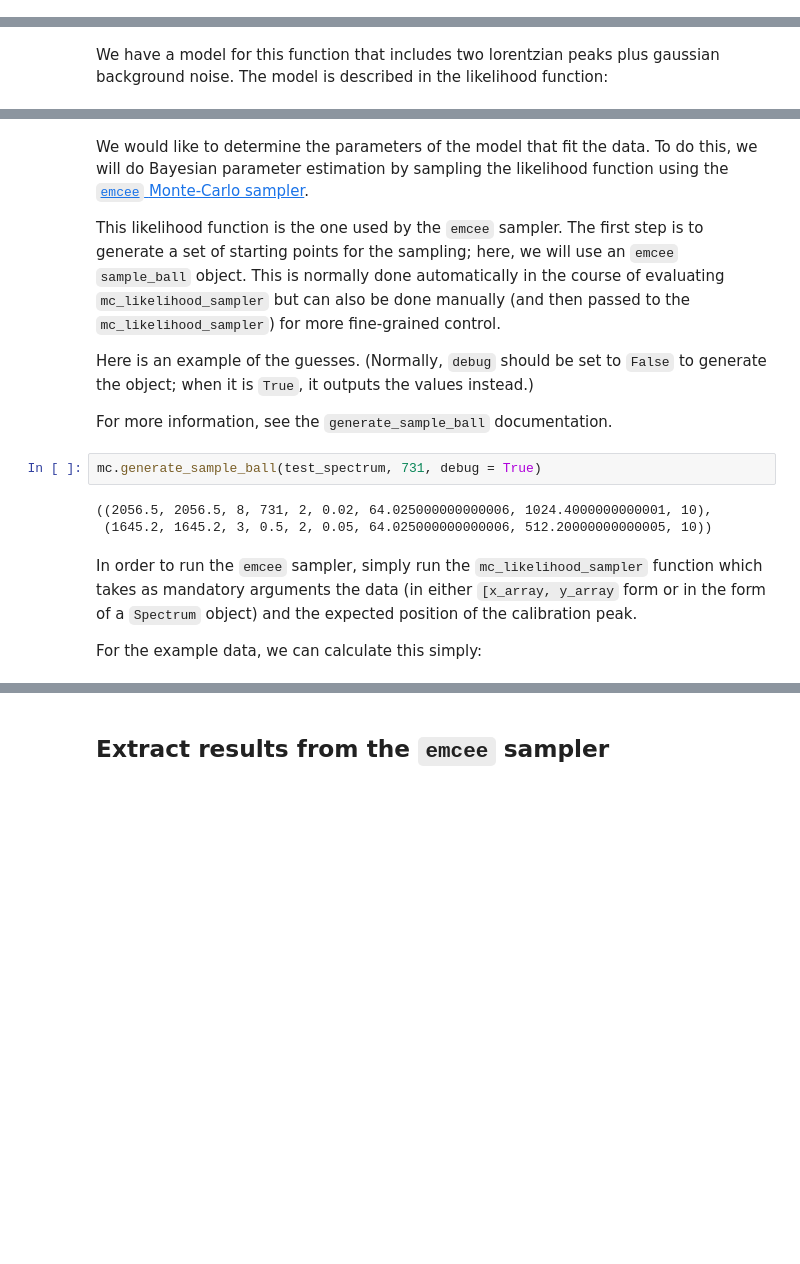
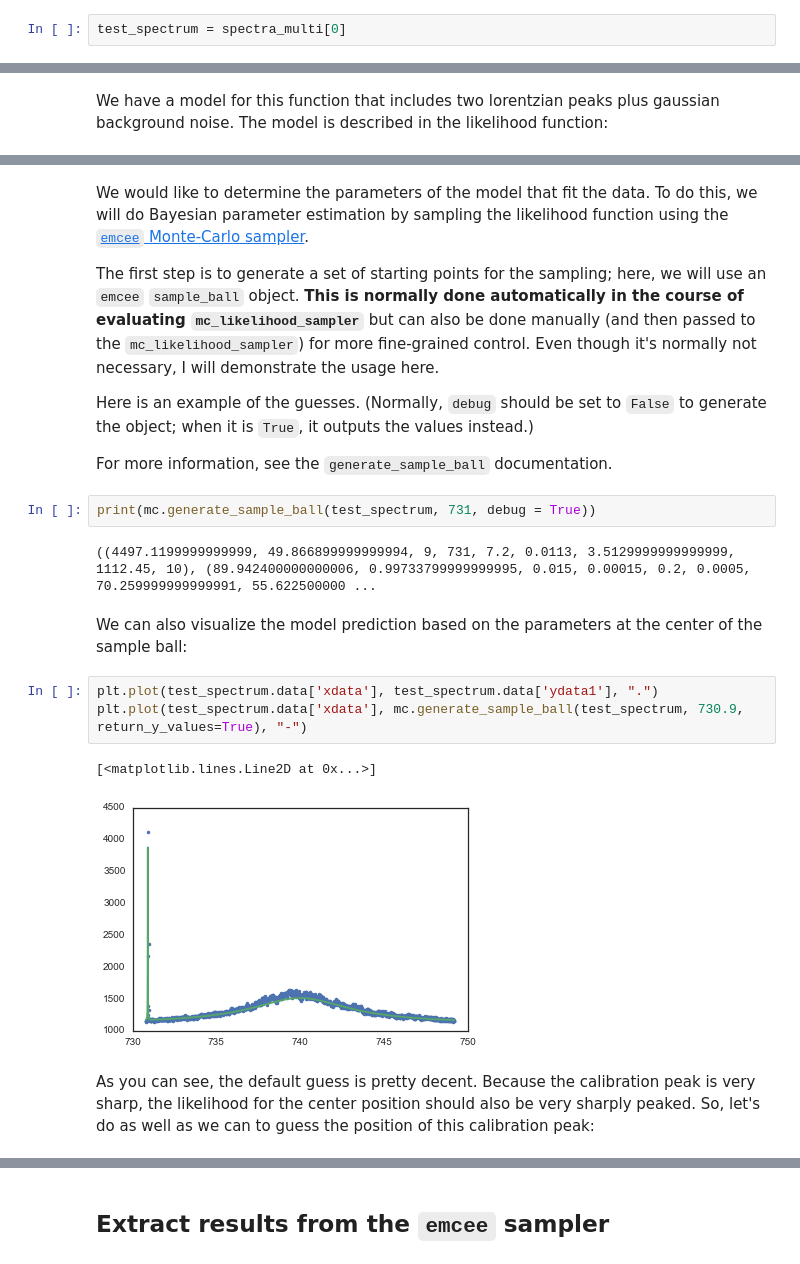
Before and after one commit to ruffinevans/sivtempfit, a Jupyter notebook: tutorial.ipynb, the cells around one changed output, grey strips where cells are left out. Saved outputs shown, nothing was run; the diff lists cells and outputs as text; blank space fills up the shorter version.

```diff
--- a/tutorial.ipynb
+++ b/tutorial.ipynb
@@ -62 +103,3 @@ Let's visualize the example data:
+# %%
+test_spectrum = spectra_multi[0]
 # %%
@@ -91,18 +134,23 @@ print(model.two_peak_log_likelihood.__doc__)
 # %% [markdown]
 We would like to determine the parameters of the model that fit the data. To do this, we will do Bayesian parameter estimation by sampling the likelihood function using the [`emcee` Monte-Carlo sampler](http://dan.iel.fm/emcee/current/).
 
-This likelihood function is the one used by the `emcee` sampler. The first step is to generate a set of starting points for the sampling; here, we will use an `emcee` `sample_ball` object. This is normally done automatically in the course of evaluating `mc_likelihood_sampler` but can also be done manually (and then passed to the `mc_likelihood_sampler`) for more fine-grained control.
+The first step is to generate a set of starting points for the sampling; here, we will use an `emcee` `sample_ball` object. **This is normally done automatically in the course of evaluating `mc_likelihood_sampler`** but can also be done manually (and then passed to the `mc_likelihood_sampler`) for more fine-grained control. Even though it's normally not necessary, I will demonstrate the usage here.
 
 Here is an example of the guesses. (Normally, `debug` should be set to `False` to generate the object; when it is `True`, it outputs the values instead.)
 
 For more information, see the `generate_sample_ball` documentation.
 # %%
-mc.generate_sample_ball(test_spectrum, 731, debug = True)
+print(mc.generate_sample_ball(test_spectrum, 731, debug = True))
 # %% [output]
-((2056.5, 2056.5, 8, 731, 2, 0.02, 64.025000000000006, 1024.4000000000001, 10),
- (1645.2, 1645.2, 3, 0.5, 2, 0.05, 64.025000000000006, 512.20000000000005, 10))
+((4497.1199999999999, 49.866899999999994, 9, 731, 7.2, 0.0113, 3.5129999999999999, 1112.45, 10), (89.942400000000006, 0.99733799999999995, 0.015, 0.00015, 0.2, 0.0005, 70.259999999999991, 55.622500000 ...
-# %% [markdown]
-In order to run the `emcee` sampler, simply run the `mc_likelihood_sampler` function which takes as mandatory arguments the data (in either `[x_array, y_array` form or in the form of a `Spectrum` object) and the expected position of the calibration peak.
-
-For the example data, we can calculate this simply:
+# %% [markdown]
+We can also visualize the model prediction based on the parameters at the center of the sample ball:
+# %%
+plt.plot(test_spectrum.data['xdata'], test_spectrum.data['ydata1'], ".")
+plt.plot(test_spectrum.data['xdata'], mc.generate_sample_ball(test_spectrum, 730.9, return_y_values=True), "-")
+# %% [output]
+[<matplotlib.lines.Line2D at 0x...>]
+[figure, added]
+# %% [markdown]
+As you can see, the default guess is pretty decent. Because the calibration peak is very sharp, the likelihood for the center position should also be very sharply peaked. So, let's do as well as we can to guess the position of this calibration peak:
 # %%
```
Also changed, not shown: parts of 54 cells of this notebook, 2 other files.
